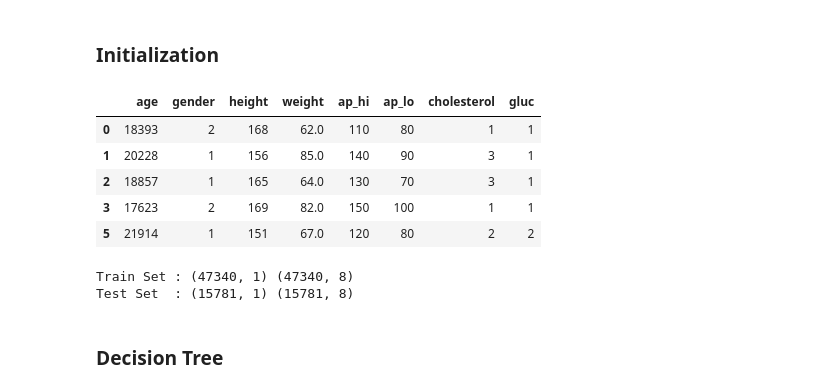
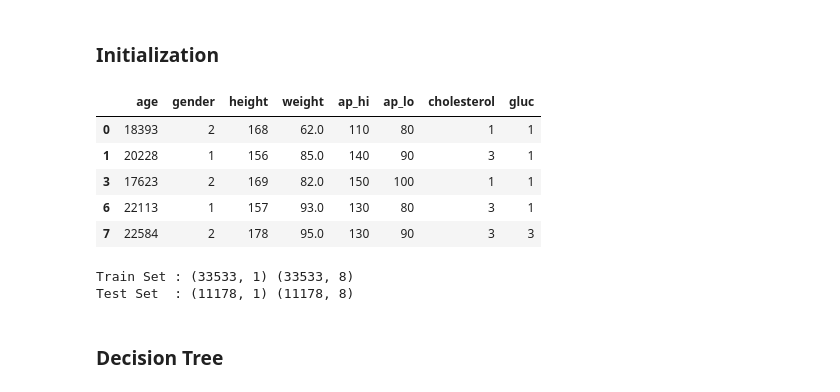
Before and after one commit to TZBAvyy/IE0005, a Jupyter notebook: IE0005_Project.ipynb, the cells around one changed output. Saved outputs shown, nothing was run; the diff lists cells and outputs as text; code cells hidden in the pictures.

```diff
--- a/IE0005_Project.ipynb
+++ b/IE0005_Project.ipynb
@@ -303,0 +308,6 @@ plt.show()
+# %%
+# Since focus is on categorical and numerical values,
+# we remove boolean variables from affecting prediction by
+# choosing the largest subset of people with the same bool values
+controlledData = cleanedData[(cleanedData.smoke==False) & (cleanedData.alco==False) & (cleanedData.active==True)]
+controlledData.shape
@@ -310,16 +327,16 @@ from sklearn.tree import DecisionTreeClassifier, plot_tree
 from sklearn.metrics import confusion_matrix
 # %%
 # Extract Response and Predictors
-y = pd.DataFrame(cleanedData["cardio"]) #Response
-X = pd.DataFrame(cleanedData[[i for i in cleanedData][:-4]]) #Predictors
+y = pd.DataFrame(controlledData["cardio"]) #Response
+X = pd.DataFrame(controlledData[[i for i in controlledData][:-4]]) #Predictors
 X.head()
 # %% [output]
 |  | age | gender | height | weight | ap_hi | ap_lo | cholesterol | gluc |
 | 0 | 18393 | 2 | 168 | 62.0 | 110 | 80 | 1 | 1 |
 | 1 | 20228 | 1 | 156 | 85.0 | 140 | 90 | 3 | 1 |
-| 2 | 18857 | 1 | 165 | 64.0 | 130 | 70 | 3 | 1 |
 | 3 | 17623 | 2 | 169 | 82.0 | 150 | 100 | 1 | 1 |
-| 5 | 21914 | 1 | 151 | 67.0 | 120 | 80 | 2 | 2 |
+| 6 | 22113 | 1 | 157 | 93.0 | 130 | 80 | 3 | 1 |
+| 7 | 22584 | 2 | 178 | 95.0 | 130 | 90 | 3 | 3 |
 # %%
 # Split the Dataset into Train and Test
 X_train, X_test, y_train, y_test = train_test_split(X, y, test_size = 0.25, random_state=2321698)
@@ -328,8 +345,8 @@ X_train, X_test, y_train, y_test = train_test_split(X, y, test_size = 0.25, rand
 print("Train Set :", y_train.shape, X_train.shape)
 print("Test Set  :", y_test.shape, X_test.shape)
 # %% [output]
-Train Set : (47340, 1) (47340, 8)
-Test Set  : (15781, 1) (15781, 8)
+Train Set : (33533, 1) (33533, 8)
+Test Set  : (11178, 1) (11178, 8)
 # %% [markdown]
 ### Decision Tree
 # %%
```
Also changed, not shown: parts of 10 cells of this notebook.
